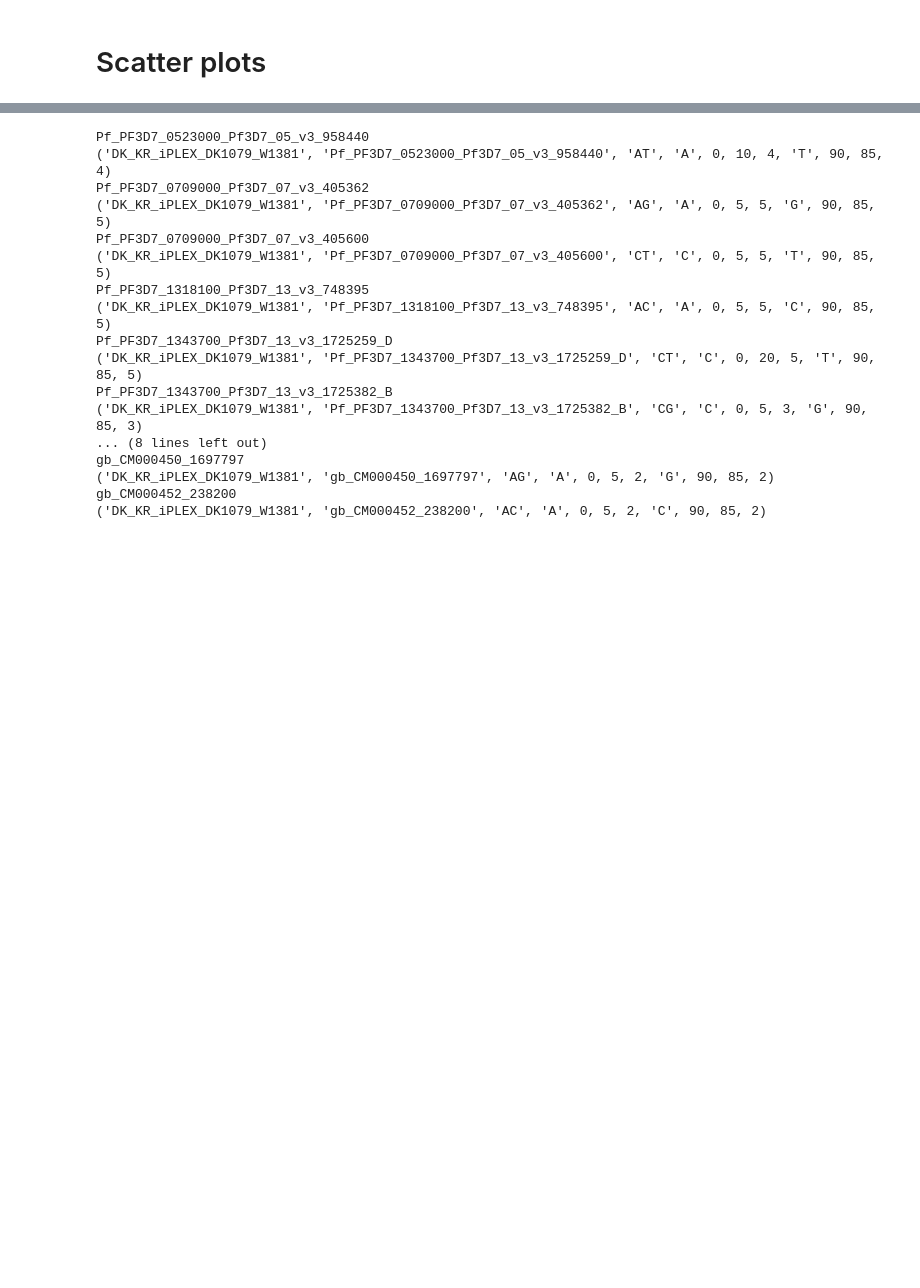
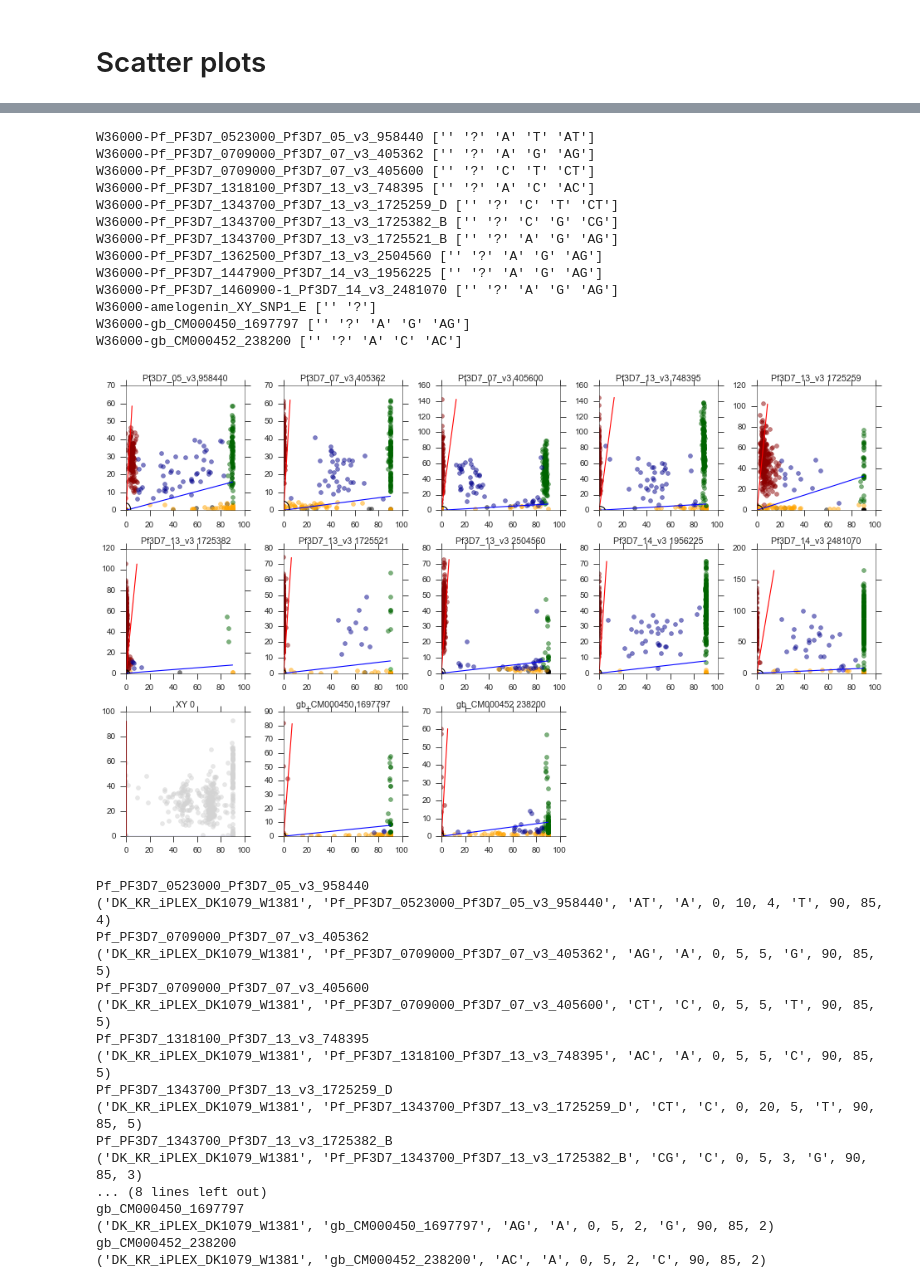
Before and after one commit to malariagen/methods-dev, a Jupyter notebook: recon/notebooks/20150729_sanger_sequenom_calling.ipynb, the cells around one changed output, grey strips where cells are left out. Cells and saved outputs as stored; diff of their text form; code cells hidden in the pictures; blank space fills up the shorter version.

```diff
--- a/recon/notebooks/20150729_sanger_sequenom_calling.ipynb
+++ b/recon/notebooks/20150729_sanger_sequenom_calling.ipynb
@@ -730,3 +949,20 @@ gb_CM000452_238200
+# %%
+sequenom_scatter_plot(tbl_calling_results, 'called_genotype', plot_type='theta')
+# %% [output]
+W36000-Pf_PF3D7_0523000_Pf3D7_05_v3_958440 ['' '?' 'A' 'T' 'AT']
+W36000-Pf_PF3D7_0709000_Pf3D7_07_v3_405362 ['' '?' 'A' 'G' 'AG']
+W36000-Pf_PF3D7_0709000_Pf3D7_07_v3_405600 ['' '?' 'C' 'T' 'CT']
+W36000-Pf_PF3D7_1318100_Pf3D7_13_v3_748395 ['' '?' 'A' 'C' 'AC']
+W36000-Pf_PF3D7_1343700_Pf3D7_13_v3_1725259_D ['' '?' 'C' 'T' 'CT']
+W36000-Pf_PF3D7_1343700_Pf3D7_13_v3_1725382_B ['' '?' 'C' 'G' 'CG']
+W36000-Pf_PF3D7_1343700_Pf3D7_13_v3_1725521_B ['' '?' 'A' 'G' 'AG']
+W36000-Pf_PF3D7_1362500_Pf3D7_13_v3_2504560 ['' '?' 'A' 'G' 'AG']
+W36000-Pf_PF3D7_1447900_Pf3D7_14_v3_1956225 ['' '?' 'A' 'G' 'AG']
+W36000-Pf_PF3D7_1460900-1_Pf3D7_14_v3_2481070 ['' '?' 'A' 'G' 'AG']
+W36000-amelogenin_XY_SNP1_E ['' '?']
+W36000-gb_CM000450_1697797 ['' '?' 'A' 'G' 'AG']
+W36000-gb_CM000452_238200 ['' '?' 'A' 'C' 'AC']
+[figure, added]
 # %%
 fig = figure(figsize=(12, 7.5))
 for i, ASSAY_ID in enumerate(tbl_results
```
Also changed, not shown: parts of 23 cells of this notebook, 4 other files.
